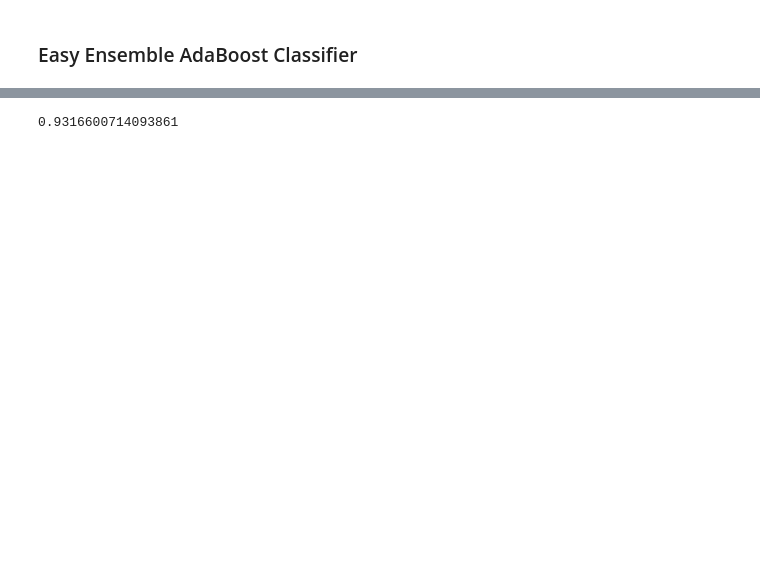
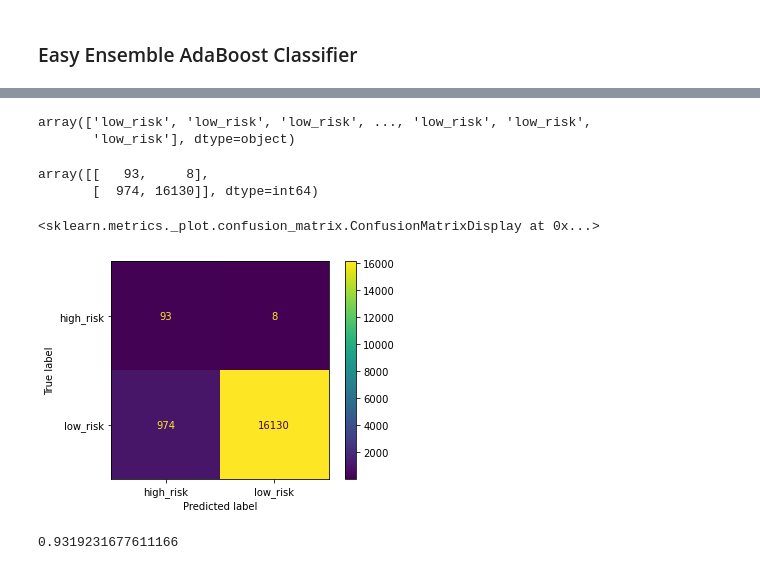
Before and after one commit to racheltr248/Credit_Risk_Analysis, a Jupyter notebook: credit_risk_ensemble.ipynb, the cells around one changed output, grey strips where cells are left out. Saved outputs shown, nothing was run; the diff lists cells and outputs as text; code cells hidden in the pictures; blank space fills up the shorter version.

```diff
--- a/credit_risk_ensemble.ipynb
+++ b/credit_risk_ensemble.ipynb
@@ -182,5 +231,28 @@ EasyEnsembleClassifier(n_estimators=100, random_state=1)
+# %%
+# Train the EasyEnsembleClassifier
+# model fit predict
+eec = EasyEnsembleClassifier(n_estimators=100, random_state=1)
+eec.fit(X_train, y_train)
+y_pred = eec.predict(X_test)
+y_pred
+# %% [output]
+array(['low_risk', 'low_risk', 'low_risk', ..., 'low_risk', 'low_risk',
+       'low_risk'], dtype=object)
+# %%
+# Display the confusion matrix
+cm = confusion_matrix(y_test, y_pred)
+cm
+# %% [output]
+array([[   93,     8],
+       [  974, 16130]], dtype=int64)
+# %%
+disp = ConfusionMatrixDisplay(confusion_matrix = cm, display_labels = eec.classes_)
+disp.plot()
+# %% [output]
+<sklearn.metrics._plot.confusion_matrix.ConfusionMatrixDisplay at 0x...>
+[figure, added]
 # %%
 # Calculated the balanced accuracy score
-# YOUR CODE HERE
+balanced_accuracy_score(y_test, y_pred)
 # %% [output]
-0.9316600714093861
+0.9319231677611166
```
Also changed, not shown: parts of 32 cells of this notebook, 13 other files.
